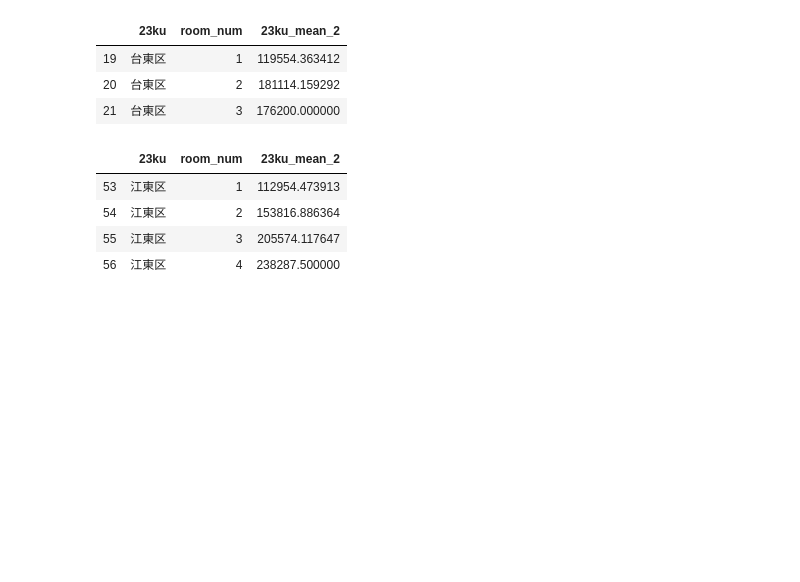
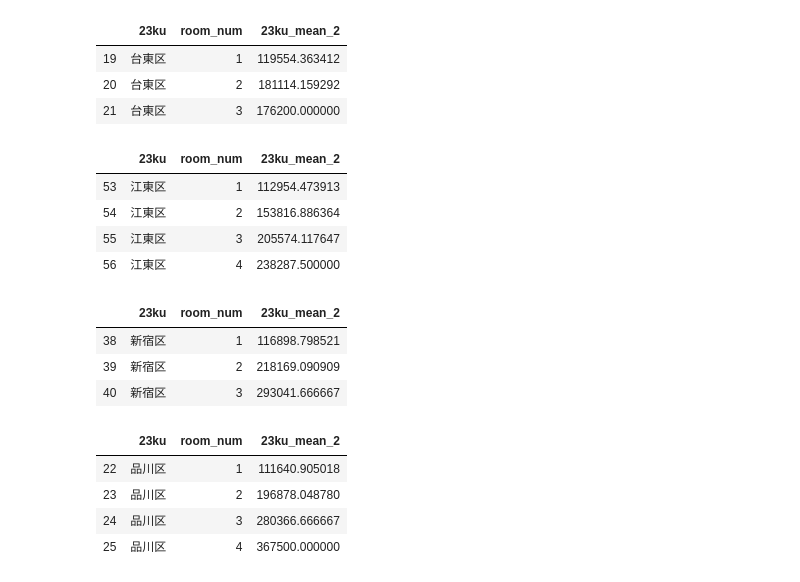
Before and after one commit to yaneura-no-gomi/mynavi_2019, a Jupyter notebook: notebook/Untitled.ipynb, the cells around one changed output. Saved outputs shown, nothing was run; the diff lists cells and outputs as text; code cells hidden in the pictures; blank space fills up the shorter version.

```diff
--- a/notebook/Untitled.ipynb
+++ b/notebook/Untitled.ipynb
@@ -215,5 +215,20 @@ ku_mean_2[ku_mean_2['23ku']=='江東区']
 | 54 | 江東区 | 2 | 153816.886364 |
 | 55 | 江東区 | 3 | 205574.117647 |
 | 56 | 江東区 | 4 | 238287.500000 |
+# %%
+ku_mean_2[ku_mean_2['23ku']=='新宿区']
+# %% [output]
+|  | 23ku | room_num | 23ku_mean_2 |
+| 38 | 新宿区 | 1 | 116898.798521 |
+| 39 | 新宿区 | 2 | 218169.090909 |
+| 40 | 新宿区 | 3 | 293041.666667 |
+# %%
+ku_mean_2[ku_mean_2['23ku']=='品川区']
+# %% [output]
+|  | 23ku | room_num | 23ku_mean_2 |
+| 22 | 品川区 | 1 | 111640.905018 |
+| 23 | 品川区 | 2 | 196878.048780 |
+| 24 | 品川区 | 3 | 280366.666667 |
+| 25 | 品川区 | 4 | 367500.000000 |
 # %%
 hokan = pd.DataFrame({
```
Also changed, not shown: parts of 10 cells of this notebook, 1 other file.
